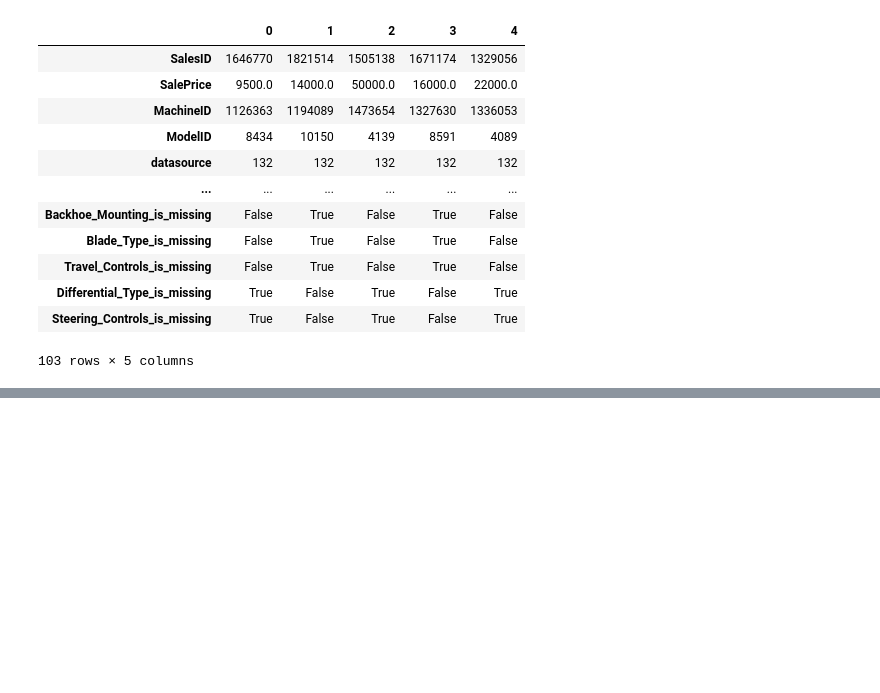
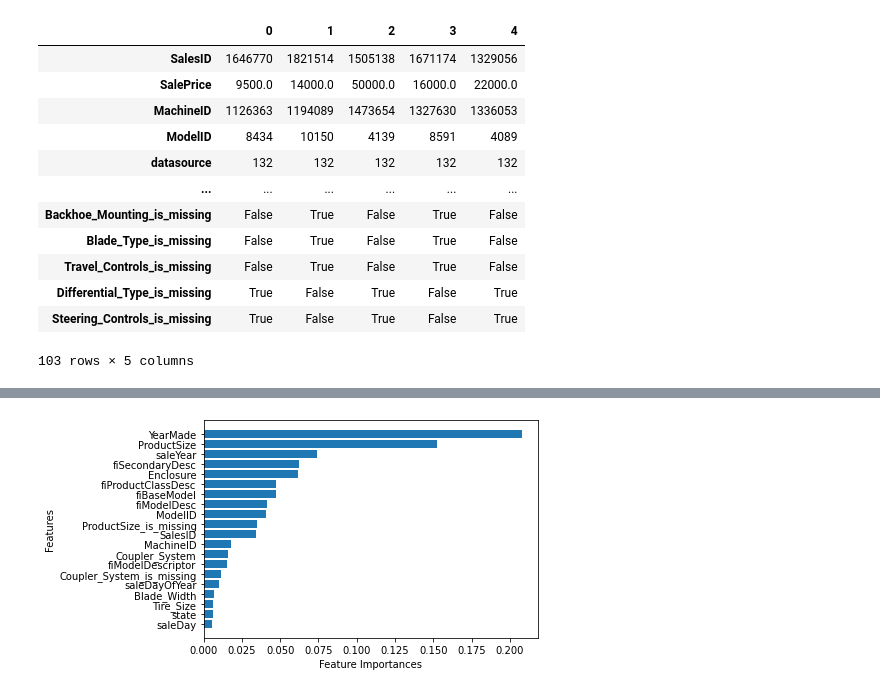
Before and after one commit to choton654/bulldozer_price_regression, a Jupyter notebook: bulldozer_price_regression.ipynb, the cells around one changed output, grey strips where cells are left out. Drawn from its saved outputs; the diff is of its cells as text; code cells hidden in the pictures; blank space fills up the shorter version.

Commit message:
add feature importances and model prediction with test data

```diff
--- a/bulldozer_price_regression.ipynb
+++ b/bulldozer_price_regression.ipynb
@@ -453,0 +546,6 @@ df_temp.head().T
+# %%
+%%time
+# reduce some data and model it
+model = RandomForestRegressor(n_jobs=-1, random_state=42, max_samples=10000)
+
+model.fit(X_train, y_train)
@@ -453,0 +570,16 @@ df_temp.head().T
+# %%
+%%time
+from sklearn.model_selection import RandomizedSearchCV
+
+rf_grid = {
+	"n_estimators":np.arange(10,100,10),
+	"max_depth":[None,3,5,10],
+  "min_samples_split":np.arange(2,20,2),
+  "min_samples_leaf":np.arange(1,20,2),
+  "max_features":[0.5,1,"sqrt","auto"],
+  "max_samples":[10000]
+}
+
+rs_model = RandomizedSearchCV(RandomForestRegressor(),param_distributions=rf_grid, n_iter=20, cv=5, verbose=True)
+
+rs_model.fit(X_train, y_train)
@@ -453,0 +610,7 @@ df_temp.head().T
+# %%
+%%time
+
+ideal_model = RandomForestRegressor(n_estimators=40, min_samples_leaf=1, min_samples_split=14,
+                                    max_features=0.5, n_jobs=-1, max_samples=None, random_state=42)
+
+ideal_model.fit(X_train, y_train)
@@ -453,0 +789,17 @@ df_temp.head().T
+# %%
+# Helper functions for plotting feature importance
+def plot_features(columns, importances, n=20):
+    df = (pd.DataFrame({
+        "features": columns, "feature_importances": importances,
+    }).sort_values("feature_importances", ascending=False).reset_index(drop=True))
+
+    # plot the dataframe
+    fig, ax = plt.subplots()
+    ax.barh(df['features'][:n], df["feature_importances"][:20])
+    ax.set_ylabel('Features')
+    ax.set_xlabel('Feature Importances')
+    ax.invert_yaxis()
+# %%
+plot_features(X_train.columns, ideal_model.feature_importances_)
+# %% [output]
+[figure, added]
```
Also changed, not shown: parts of 32 cells of this notebook.
